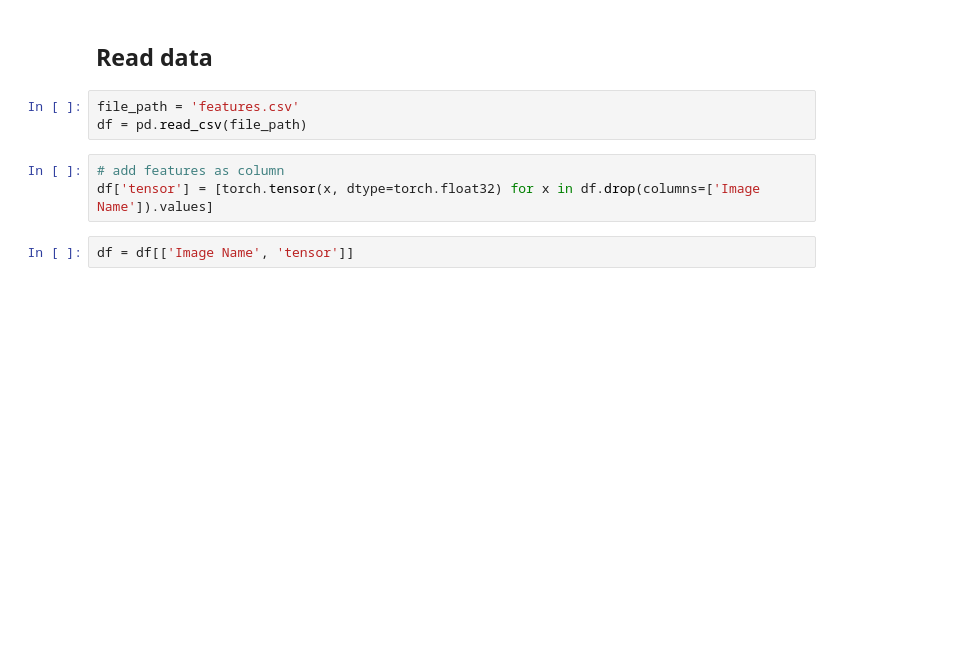
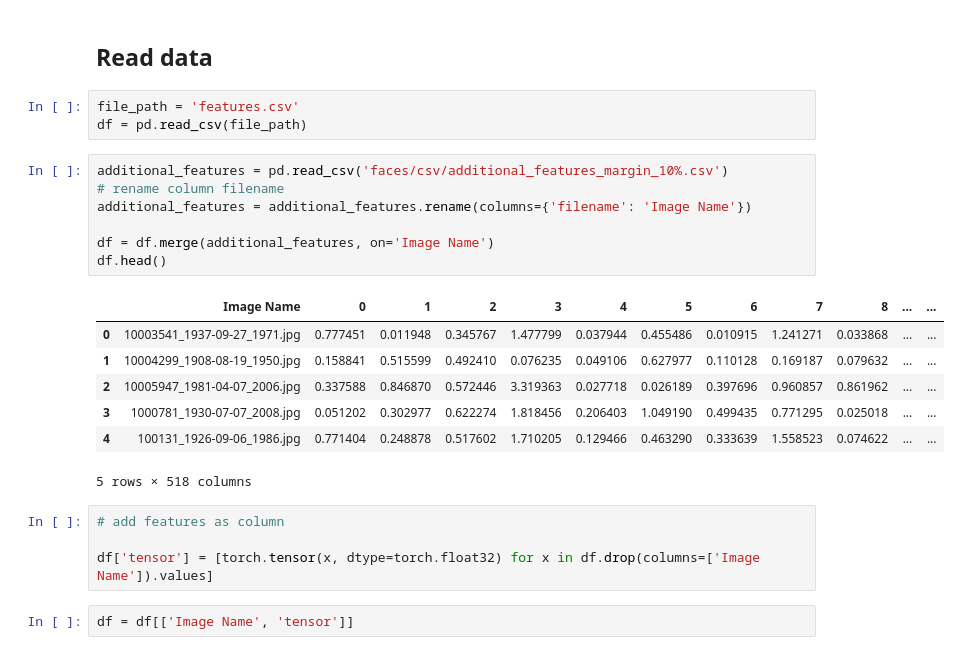
Before and after one commit to nazarsavorona/INT20H-hackathon-2024-main-event, a Jupyter notebook: clustering_csv.ipynb, the cells around one changed output. Drawn from its saved outputs; the diff is of its cells as text; blank space fills up the shorter version.

```diff
--- a/clustering_csv.ipynb
+++ b/clustering_csv.ipynb
@@ -15,8 +19,24 @@ os.environ["LOKY_MAX_CPU_COUNT"] = "8"  # to avoid warning from sklearn
 # %%
 file_path = 'features.csv'
 df = pd.read_csv(file_path)
+# %%
+additional_features = pd.read_csv('faces/csv/additional_features_margin_10%.csv')
+# rename column filename
+additional_features = additional_features.rename(columns={'filename': 'Image Name'})
+
+df = df.merge(additional_features, on='Image Name')
+df.head()
+# %% [output]
+|  | Image Name | 0 | 1 | 2 | 3 | 4 | 5 | 6 | 7 | 8 | ... | ... |
+| 0 | 10003541_1937-09-27_1971.jpg | 0.777451 | 0.011948 | 0.345767 | 1.477799 | 0.037944 | 0.455486 | 0.010915 | 1.241271 | 0.033868 | ... | ... |
+| 1 | 10004299_1908-08-19_1950.jpg | 0.158841 | 0.515599 | 0.492410 | 0.076235 | 0.049106 | 0.627977 | 0.110128 | 0.169187 | 0.079632 | ... | ... |
+| 2 | 10005947_1981-04-07_2006.jpg | 0.337588 | 0.846870 | 0.572446 | 3.319363 | 0.027718 | 0.026189 | 0.397696 | 0.960857 | 0.861962 | ... | ... |
+| 3 | 1000781_1930-07-07_2008.jpg | 0.051202 | 0.302977 | 0.622274 | 1.818456 | 0.206403 | 1.049190 | 0.499435 | 0.771295 | 0.025018 | ... | ... |
+| 4 | 100131_1926-09-06_1986.jpg | 0.771404 | 0.248878 | 0.517602 | 1.710205 | 0.129466 | 0.463290 | 0.333639 | 1.558523 | 0.074622 | ... | ... |
+5 rows × 518 columns
 # %%
 # add features as column
+
 df['tensor'] = [torch.tensor(x, dtype=torch.float32) for x in df.drop(columns=['Image Name']).values]
 # %%
 df = df[['Image Name', 'tensor']]
```
Also changed, not shown: parts of 10 cells of this notebook, 1 other file.
